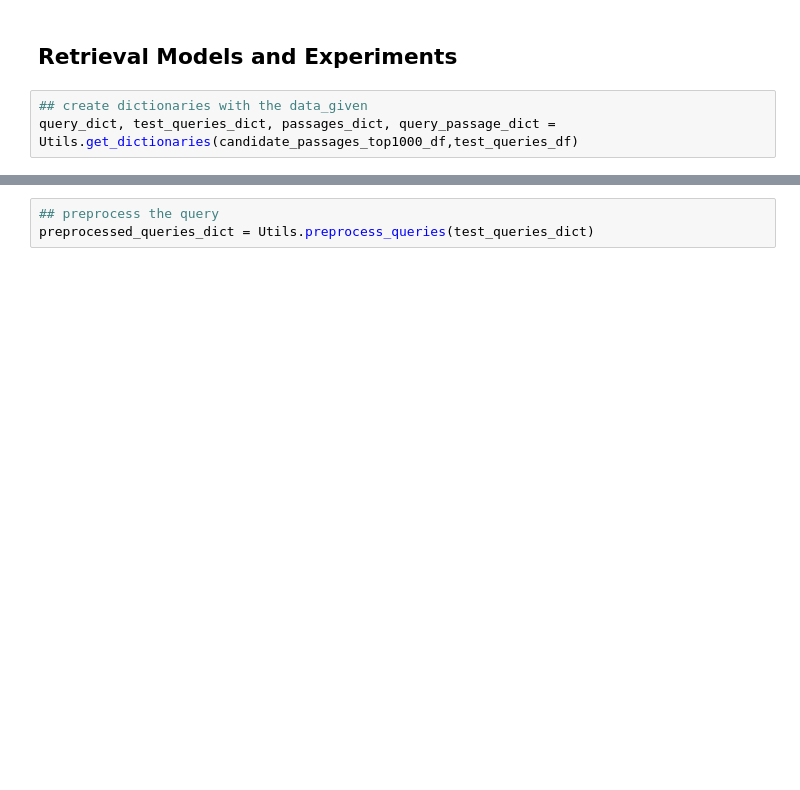
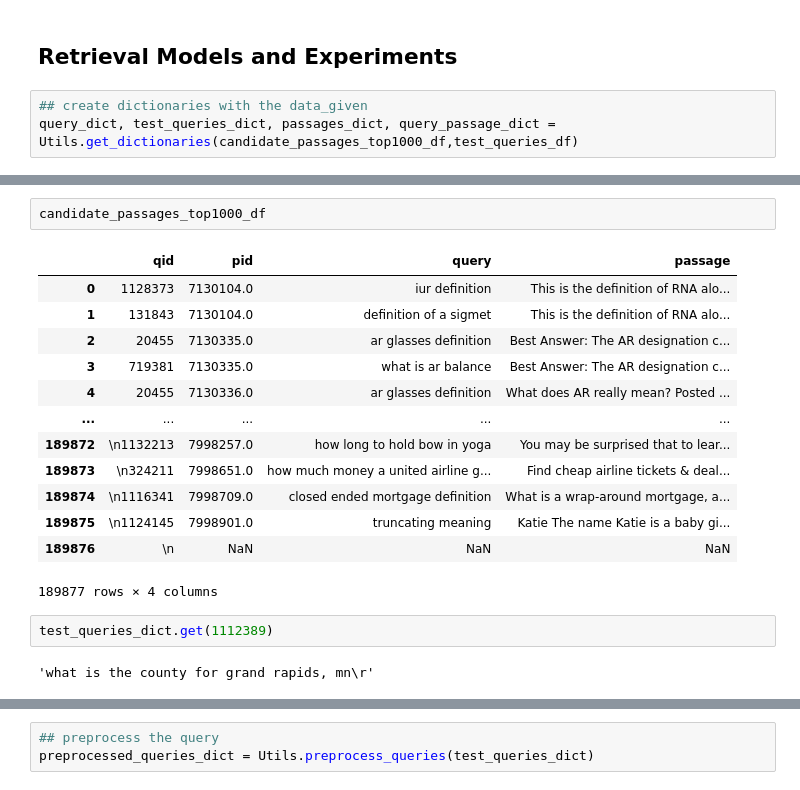
Before and after one commit to apof/Information-Retrieval---Data-Mining-, a Jupyter notebook: Project_1/Experiments.ipynb, the cells around one changed output, grey strips where cells are left out. Saved outputs shown, nothing was run; the diff lists cells and outputs as text; blank space fills up the shorter version.

```diff
--- a/Project_1/Experiments.ipynb
+++ b/Project_1/Experiments.ipynb
@@ -74,0 +87,20 @@ query_dict, test_queries_dict, passages_dict, query_passage_dict = Utils.get_dic
+# %%
+candidate_passages_top1000_df
+# %% [output]
+|  | qid | pid | query | passage |
+| 0 | 1128373 | 7130104.0 | iur definition | This is the definition of RNA alo... |
+| 1 | 131843 | 7130104.0 | definition of a sigmet | This is the definition of RNA alo... |
+| 2 | 20455 | 7130335.0 | ar glasses definition | Best Answer: The AR designation c... |
+| 3 | 719381 | 7130335.0 | what is ar balance | Best Answer: The AR designation c... |
+| 4 | 20455 | 7130336.0 | ar glasses definition | What does AR really mean? Posted ... |
+| ... | ... | ... | ... | ... |
+| 189872 | \n1132213 | 7998257.0 | how long to hold bow in yoga | You may be surprised that to lear... |
+| 189873 | \n324211 | 7998651.0 | how much money a united airline g... | Find cheap airline tickets & deal... |
+| 189874 | \n1116341 | 7998709.0 | closed ended mortgage definition | What is a wrap-around mortgage, a... |
+| 189875 | \n1124145 | 7998901.0 | truncating meaning | Katie The name Katie is a baby gi... |
+| 189876 | \n | NaN | NaN | NaN |
+189877 rows × 4 columns
+# %%
+test_queries_dict.get(1112389)
+# %% [output]
+'what is the county for grand rapids, mn\r'
```
Also changed, not shown: parts of 9 cells of this notebook, 3 other files.
